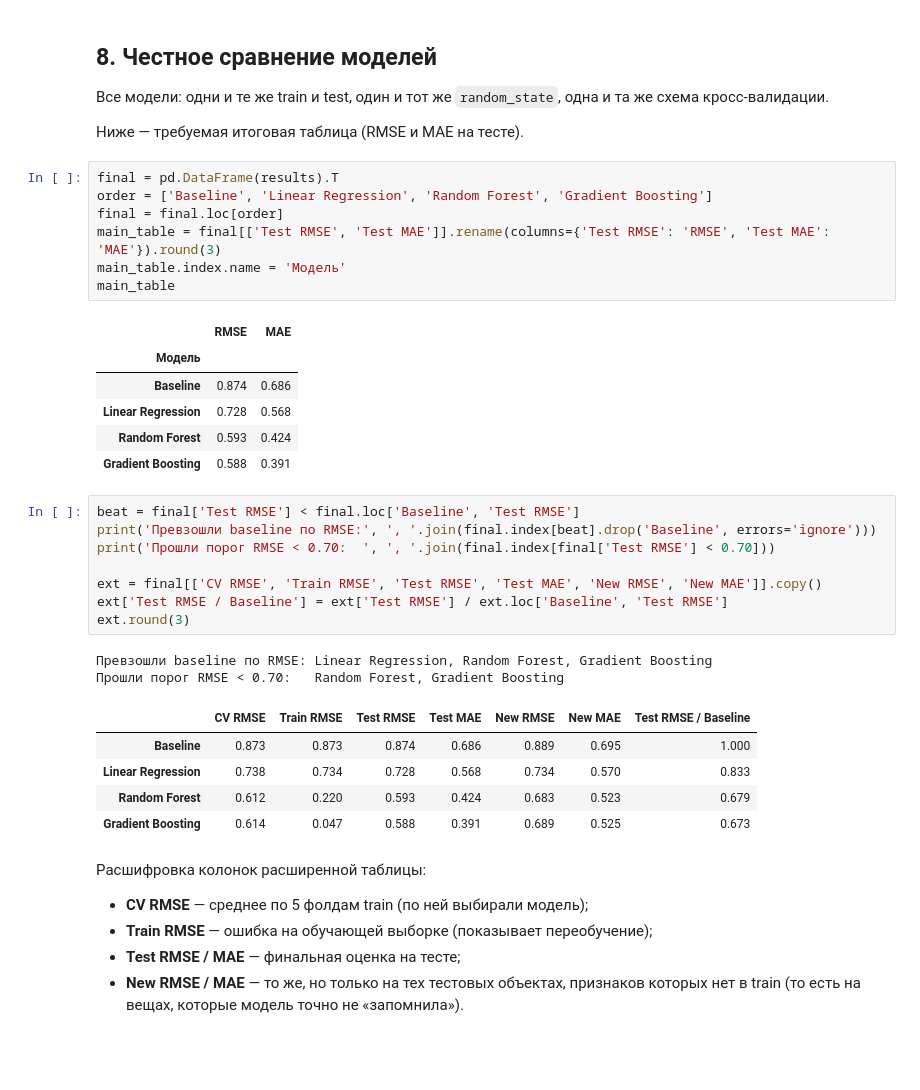
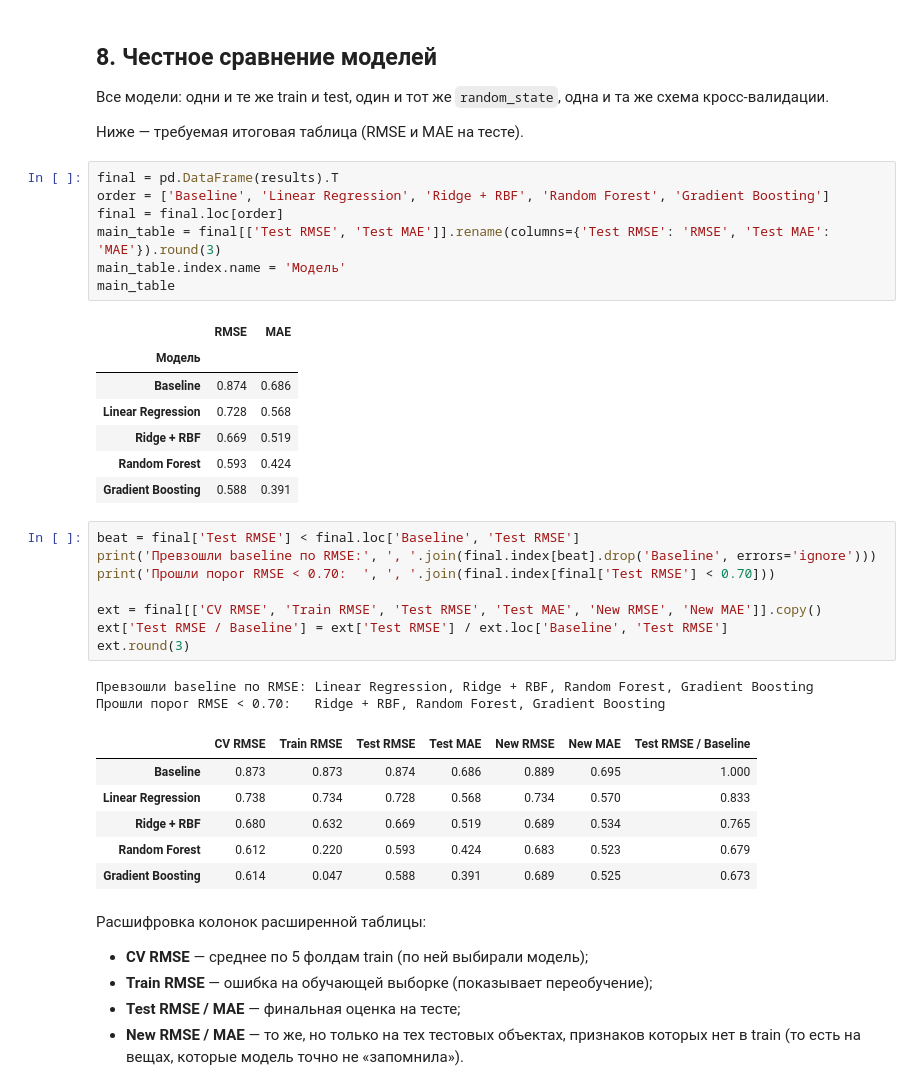
Before and after one commit to batsuperflash/ml_course_mai, a Jupyter notebook: regression/lab01_wine_regression.ipynb, the cells around one changed output. Saved outputs shown, nothing was run; the diff lists cells and outputs as text; blank space fills up the shorter version.

```diff
--- a/regression/lab01_wine_regression.ipynb
+++ b/regression/lab01_wine_regression.ipynb
@@ -522,16 +583,17 @@ pd.DataFrame(results).T.round(4)[['CV RMSE', 'Train RMSE', 'Test RMSE', 'Test MA
 Ниже — требуемая итоговая таблица (RMSE и MAE на тесте).
 # %%
 final = pd.DataFrame(results).T
-order = ['Baseline', 'Linear Regression', 'Random Forest', 'Gradient Boosting']
+order = ['Baseline', 'Linear Regression', 'Ridge + RBF', 'Random Forest', 'Gradient Boosting']
 final = final.loc[order]
 main_table = final[['Test RMSE', 'Test MAE']].rename(columns={'Test RMSE': 'RMSE', 'Test MAE': 'MAE'}).round(3)
 main_table.index.name = 'Модель'
 main_table
 # %% [output]
 |  | RMSE | MAE |
 | Модель |  |  |
 | Baseline | 0.874 | 0.686 |
 | Linear Regression | 0.728 | 0.568 |
+| Ridge + RBF | 0.669 | 0.519 |
 | Random Forest | 0.593 | 0.424 |
 | Gradient Boosting | 0.588 | 0.391 |
 # %%
@@ -543,11 +605,12 @@ ext = final[['CV RMSE', 'Train RMSE', 'Test RMSE', 'Test MAE', 'New RMSE', 'New
 ext['Test RMSE / Baseline'] = ext['Test RMSE'] / ext.loc['Baseline', 'Test RMSE']
 ext.round(3)
 # %% [output]
-Превзошли baseline по RMSE: Linear Regression, Random Forest, Gradient Boosting
-Прошли порог RMSE < 0.70:   Random Forest, Gradient Boosting
+Превзошли baseline по RMSE: Linear Regression, Ridge + RBF, Random Forest, Gradient Boosting
+Прошли порог RMSE < 0.70:   Ridge + RBF, Random Forest, Gradient Boosting
 |  | CV RMSE | Train RMSE | Test RMSE | Test MAE | New RMSE | New MAE | Test RMSE / Baseline |
 | Baseline | 0.873 | 0.873 | 0.874 | 0.686 | 0.889 | 0.695 | 1.000 |
 | Linear Regression | 0.738 | 0.734 | 0.728 | 0.568 | 0.734 | 0.570 | 0.833 |
+| Ridge + RBF | 0.680 | 0.632 | 0.669 | 0.519 | 0.689 | 0.534 | 0.765 |
 | Random Forest | 0.612 | 0.220 | 0.593 | 0.424 | 0.683 | 0.523 | 0.679 |
 | Gradient Boosting | 0.614 | 0.047 | 0.588 | 0.391 | 0.689 | 0.525 | 0.673 |
 # %% [markdown]
```
Also changed, not shown: parts of 16 cells of this notebook.
